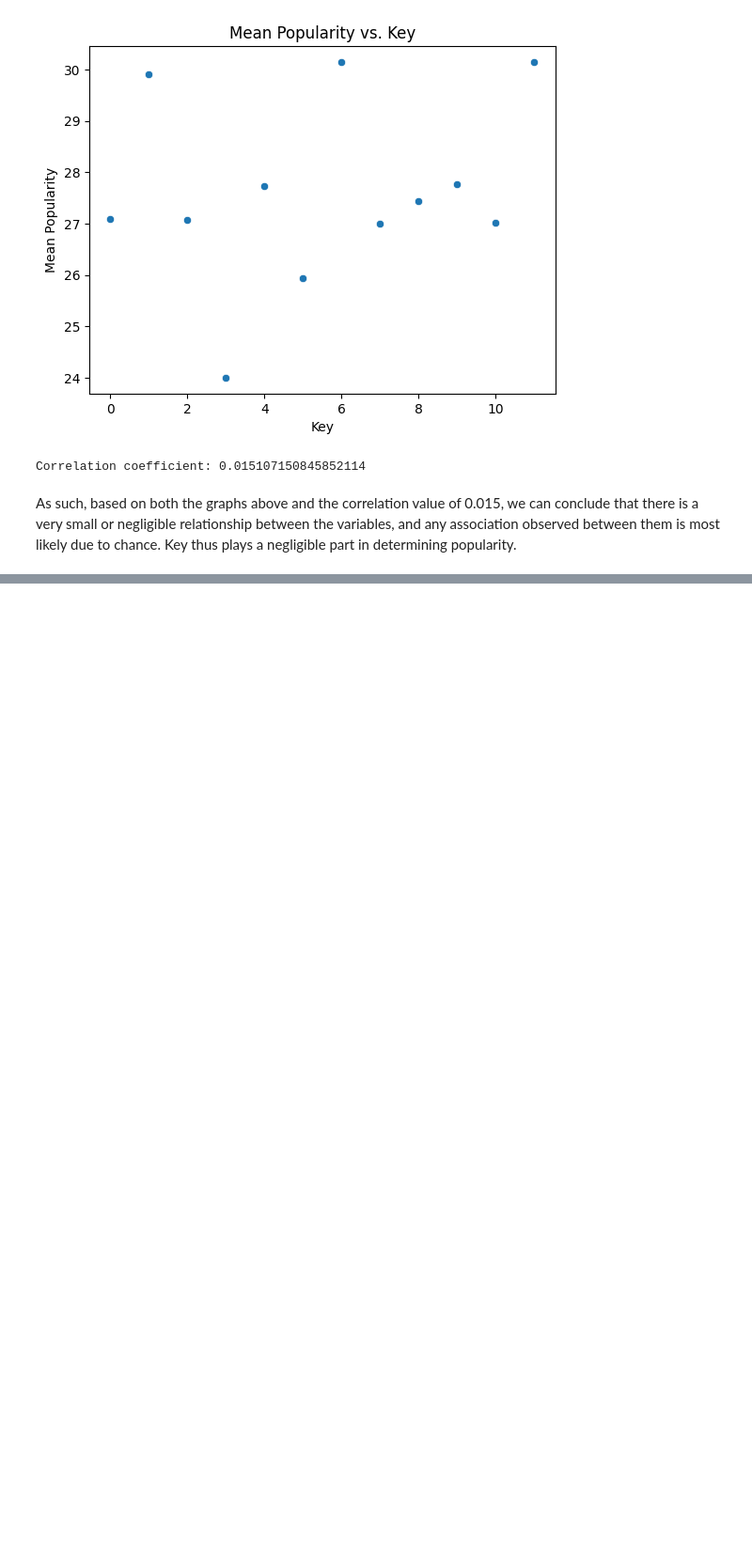
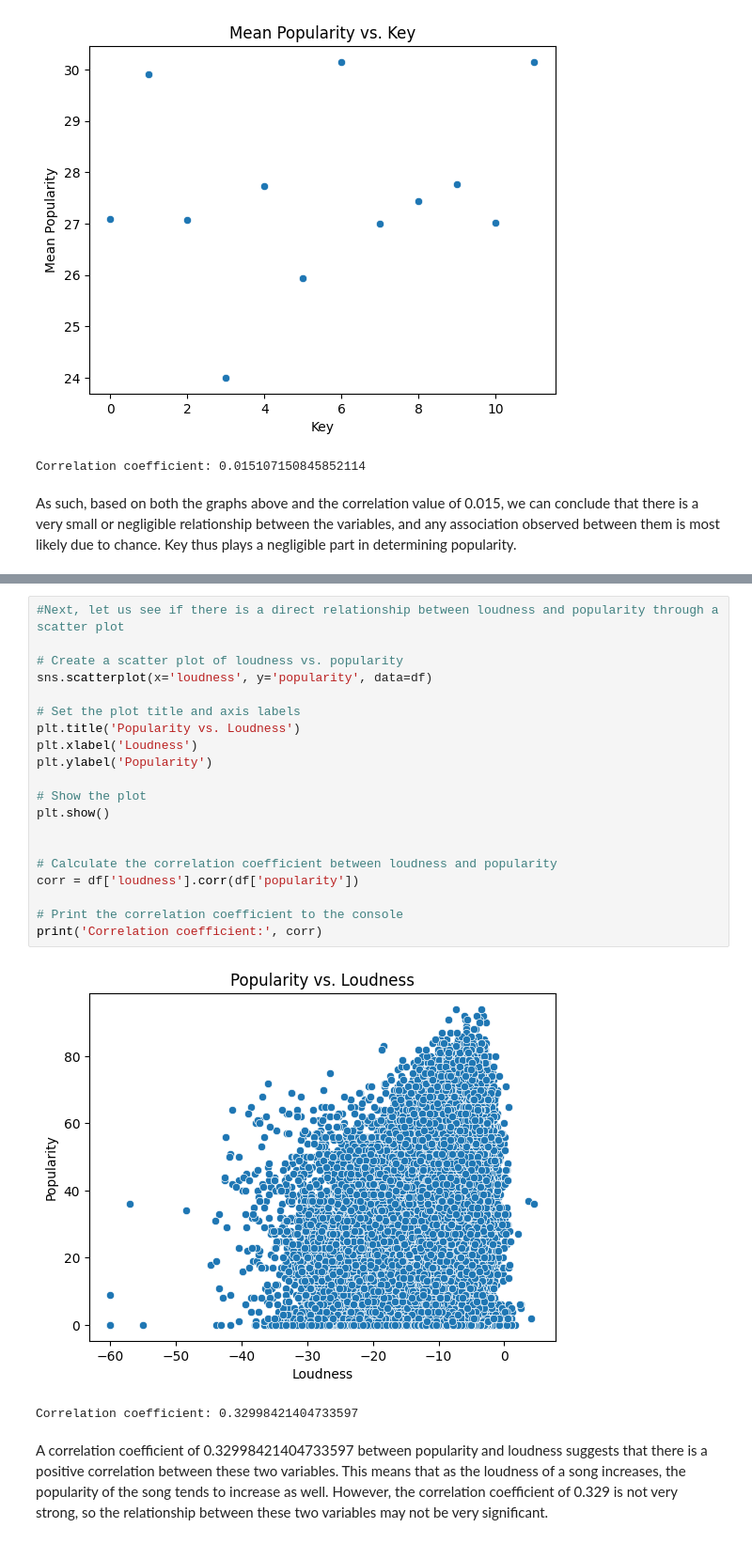
Before and after one commit to ayushmandixit2000/DSAI-Project, a Jupyter notebook: TracksAnalysis.ipynb, the cells around one changed output, grey strips where cells are left out. Shown at 94% size. Saved outputs shown, nothing was run; the diff lists cells and outputs as text; blank space fills up the shorter version.

```diff
--- a/TracksAnalysis.ipynb
+++ b/TracksAnalysis.ipynb
@@ -660,0 +701,25 @@ As such, based on both the graphs above and the correlation value of 0.015, we c
+# %%
+#Next, let us see if there is a direct relationship between loudness and popularity through a scatter plot
+
+# Create a scatter plot of loudness vs. popularity
+sns.scatterplot(x='loudness', y='popularity', data=df)
+
+# Set the plot title and axis labels
+plt.title('Popularity vs. Loudness')
+plt.xlabel('Loudness')
+plt.ylabel('Popularity')
+
+# Show the plot
+plt.show()
+
+
+# Calculate the correlation coefficient between loudness and popularity
+corr = df['loudness'].corr(df['popularity'])
+
+# Print the correlation coefficient to the console
+print('Correlation coefficient:', corr)
+# %% [output]
+[figure, added]
+Correlation coefficient: 0.32998421404733597
+# %% [markdown]
+A correlation coefficient of 0.32998421404733597 between popularity and loudness suggests that there is a positive correlation between these two variables. This means that as the loudness of a song increases, the popularity of the song tends to increase as well. However, the correlation coefficient of 0.329 is not very strong, so the relationship between these two variables may not be very significant.
```
Also changed, not shown: parts of 2 cells of this notebook.
